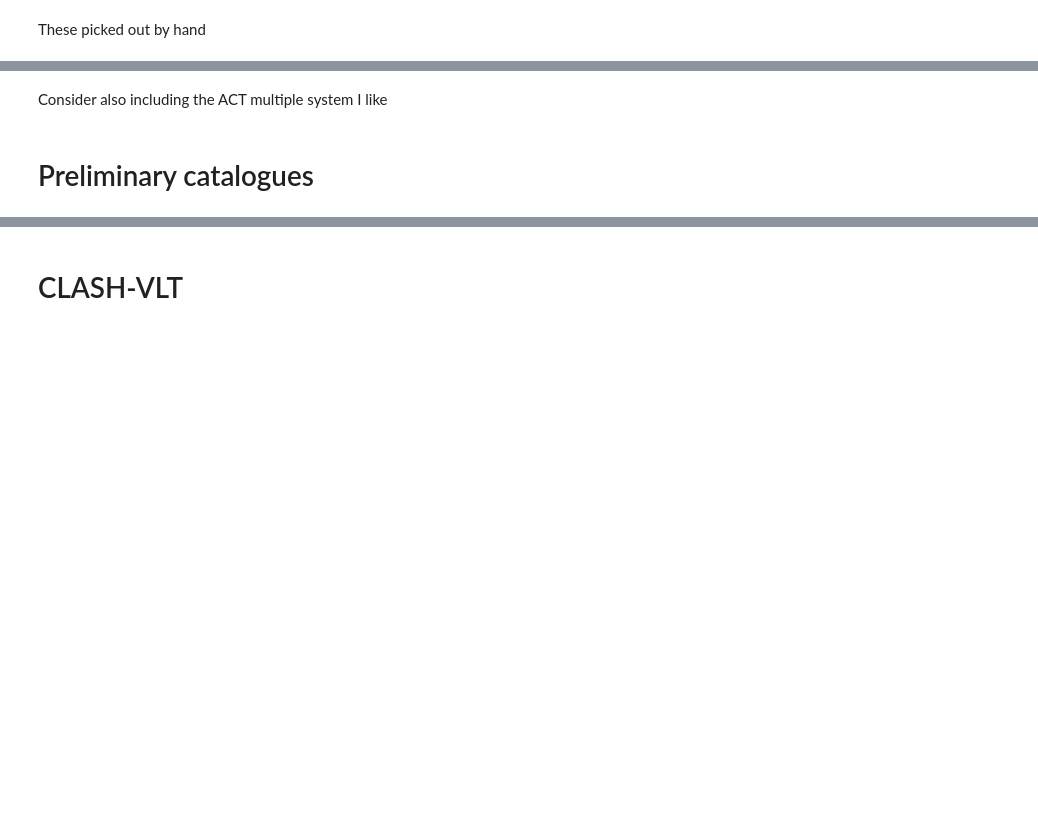
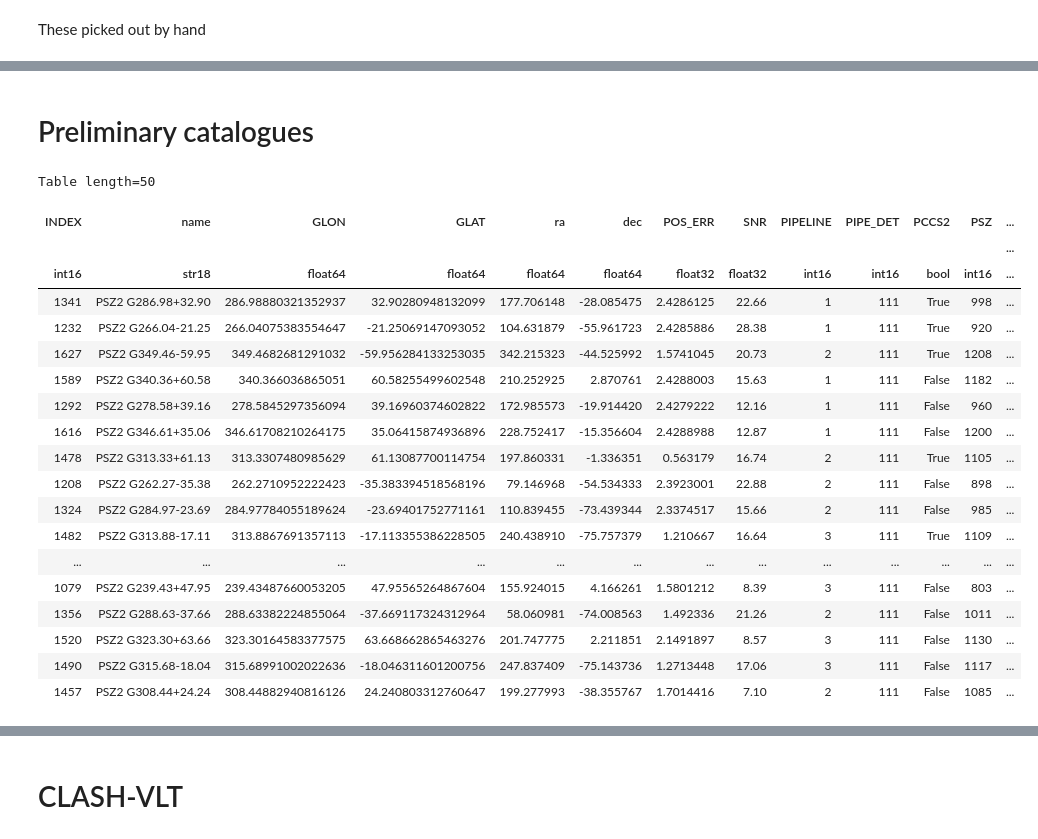
Before and after one commit to 4MOST-CHANCES/cluster-catalogues, a Jupyter notebook: make_actpol_sample.ipynb, the cells around one changed output, grey strips where cells are left out. Saved outputs shown, nothing was run; the diff lists cells and outputs as text; code cells hidden in the pictures; blank space fills up the shorter version.

```diff
--- a/make_actpol_sample.ipynb
+++ b/make_actpol_sample.ipynb
@@ -527,4 +703,2 @@ act['name','hms','dms','z','m500','PSZ_name'][act_included]
-# %% [markdown]
-Consider also including the ACT multiple system I like
 # %% [markdown]
 # Preliminary catalogues
@@ -533,0 +705,23 @@ chances_ev['index','name','hms','dms','z','m500','ACT_name','ACT_m500']
+# %%
+psz[pszev_massive]
+# %% [output]
+Table length=50
+| INDEX | name | GLON | GLAT | ra | dec | POS_ERR | SNR | PIPELINE | PIPE_DET | PCCS2 | PSZ | ... |
+|  |  |  |  |  |  |  |  |  |  |  |  | ... |
+| int16 | str18 | float64 | float64 | float64 | float64 | float32 | float32 | int16 | int16 | bool | int16 | ... |
+| 1341 | PSZ2 G286.98+32.90 | 286.98880321352937 | 32.90280948132099 | 177.706148 | -28.085475 | 2.4286125 | 22.66 | 1 | 111 | True | 998 | ... |
+| 1232 | PSZ2 G266.04-21.25 | 266.04075383554647 | -21.25069147093052 | 104.631879 | -55.961723 | 2.4285886 | 28.38 | 1 | 111 | True | 920 | ... |
+| 1627 | PSZ2 G349.46-59.95 | 349.4682681291032 | -59.956284133253035 | 342.215323 | -44.525992 | 1.5741045 | 20.73 | 2 | 111 | True | 1208 | ... |
+| 1589 | PSZ2 G340.36+60.58 | 340.366036865051 | 60.58255499602548 | 210.252925 | 2.870761 | 2.4288003 | 15.63 | 1 | 111 | False | 1182 | ... |
+| 1292 | PSZ2 G278.58+39.16 | 278.5845297356094 | 39.16960374602822 | 172.985573 | -19.914420 | 2.4279222 | 12.16 | 1 | 111 | False | 960 | ... |
+| 1616 | PSZ2 G346.61+35.06 | 346.61708210264175 | 35.06415874936896 | 228.752417 | -15.356604 | 2.4288988 | 12.87 | 1 | 111 | False | 1200 | ... |
+| 1478 | PSZ2 G313.33+61.13 | 313.3307480985629 | 61.13087700114754 | 197.860331 | -1.336351 | 0.563179 | 16.74 | 2 | 111 | True | 1105 | ... |
+| 1208 | PSZ2 G262.27-35.38 | 262.2710952222423 | -35.383394518568196 | 79.146968 | -54.534333 | 2.3923001 | 22.88 | 2 | 111 | False | 898 | ... |
+| 1324 | PSZ2 G284.97-23.69 | 284.97784055189624 | -23.69401752771161 | 110.839455 | -73.439344 | 2.3374517 | 15.66 | 2 | 111 | False | 985 | ... |
+| 1482 | PSZ2 G313.88-17.11 | 313.8867691357113 | -17.113355386228505 | 240.438910 | -75.757379 | 1.210667 | 16.64 | 3 | 111 | True | 1109 | ... |
+| ... | ... | ... | ... | ... | ... | ... | ... | ... | ... | ... | ... | ... |
+| 1079 | PSZ2 G239.43+47.95 | 239.43487660053205 | 47.95565264867604 | 155.924015 | 4.166261 | 1.5801212 | 8.39 | 3 | 111 | False | 803 | ... |
+| 1356 | PSZ2 G288.63-37.66 | 288.63382224855064 | -37.669117324312964 | 58.060981 | -74.008563 | 1.492336 | 21.26 | 2 | 111 | False | 1011 | ... |
+| 1520 | PSZ2 G323.30+63.66 | 323.30164583377575 | 63.668662865463276 | 201.747775 | 2.211851 | 2.1491897 | 8.57 | 3 | 111 | False | 1130 | ... |
+| 1490 | PSZ2 G315.68-18.04 | 315.68991002022636 | -18.046311601200756 | 247.837409 | -75.143736 | 1.2713448 | 17.06 | 3 | 111 | False | 1117 | ... |
+| 1457 | PSZ2 G308.44+24.24 | 308.44882940816126 | 24.240803312760647 | 199.277993 | -38.355767 | 1.7014416 | 7.10 | 2 | 111 | False | 1085 | ... |
```
Also changed, not shown: parts of 64 cells of this notebook, 5 other files.
